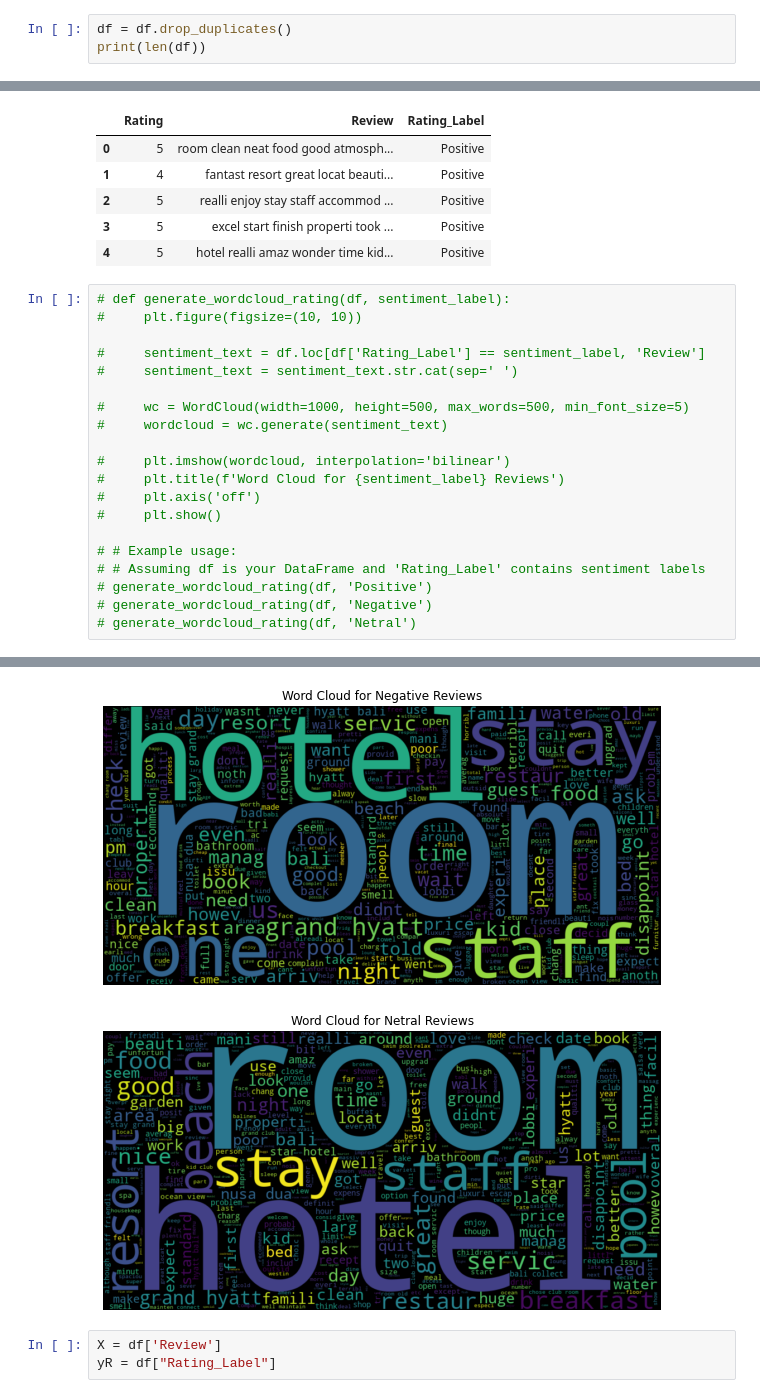
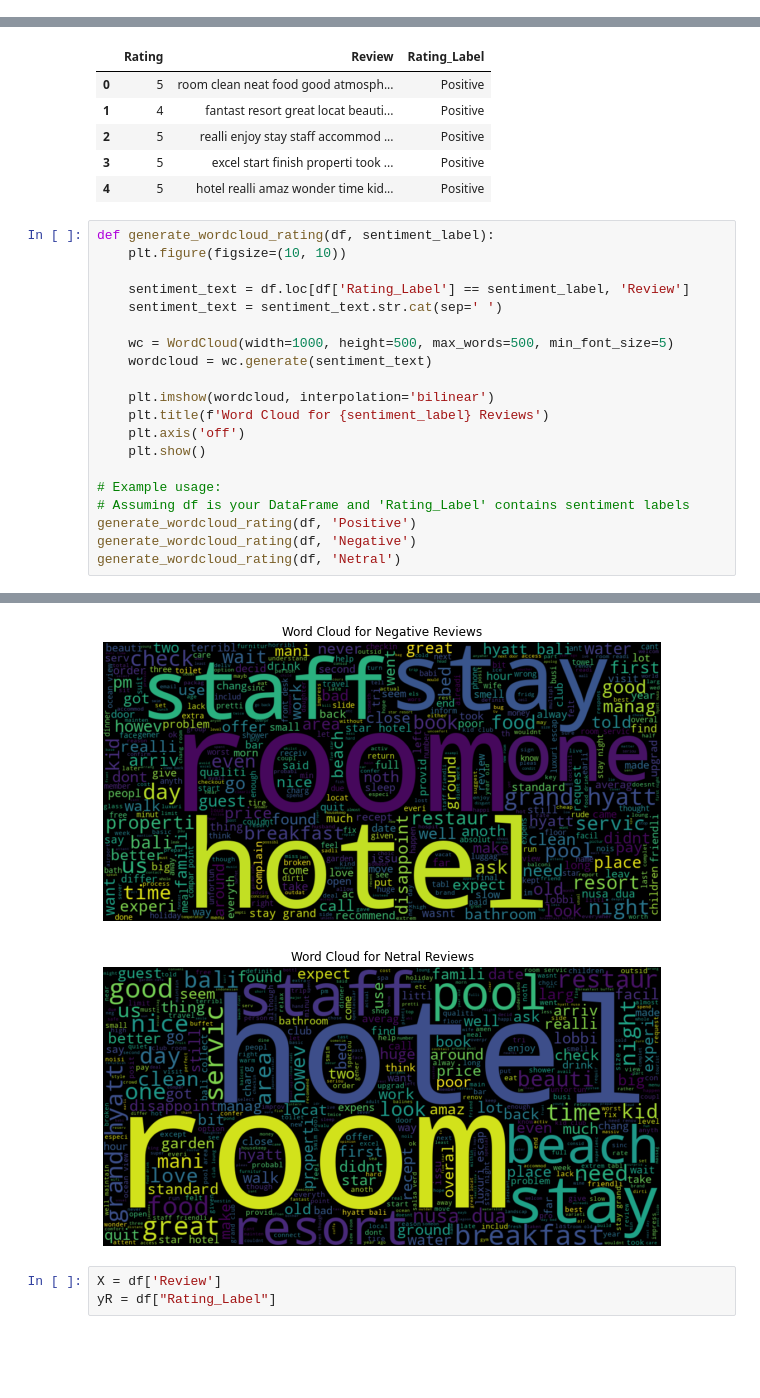
Before and after one commit to mindiputri30/Sentimet-Analisis-Hotel-Review, a Jupyter notebook: sentiment GH Bali.ipynb, the cells around one changed output, grey strips where cells are left out. Drawn from its saved outputs; the diff is of its cells as text; blank space fills up the shorter version.

```diff
--- a/sentiment GH Bali.ipynb
+++ b/sentiment GH Bali.ipynb
@@ -200,6 +200,3 @@ df.head()
 | 2 | 5 | realli enjoy stay staff accommod ... |
 | 3 | 5 | excel start finish properti took ... |
 | 4 | 5 | hotel realli amaz wonder time kid... |
-# %%
-df = df.drop_duplicates()
-print(len(df))
@@ -448,23 +458,23 @@ df[['Rating','Review','Rating_Label']].head()
 | 3 | 5 | excel start finish properti took ... | Positive |
 | 4 | 5 | hotel realli amaz wonder time kid... | Positive |
 # %%
-# def generate_wordcloud_rating(df, sentiment_label):
-#     plt.figure(figsize=(10, 10))
+def generate_wordcloud_rating(df, sentiment_label):
+    plt.figure(figsize=(10, 10))
 
-#     sentiment_text = df.loc[df['Rating_Label'] == sentiment_label, 'Review']
-#     sentiment_text = sentiment_text.str.cat(sep=' ')
+    sentiment_text = df.loc[df['Rating_Label'] == sentiment_label, 'Review']
+    sentiment_text = sentiment_text.str.cat(sep=' ')
 
-#     wc = WordCloud(width=1000, height=500, max_words=500, min_font_size=5)
-#     wordcloud = wc.generate(sentiment_text)
+    wc = WordCloud(width=1000, height=500, max_words=500, min_font_size=5)
+    wordcloud = wc.generate(sentiment_text)
 
-#     plt.imshow(wordcloud, interpolation='bilinear')
-#     plt.title(f'Word Cloud for {sentiment_label} Reviews')
-#     plt.axis('off')
-#     plt.show()
+    plt.imshow(wordcloud, interpolation='bilinear')
+    plt.title(f'Word Cloud for {sentiment_label} Reviews')
+    plt.axis('off')
+    plt.show()
 
-# # Example usage:
-# # Assuming df is your DataFrame and 'Rating_Label' contains sentiment labels
-# generate_wordcloud_rating(df, 'Positive')
-# generate_wordcloud_rating(df, 'Negative')
-# generate_wordcloud_rating(df, 'Netral')
+# Example usage:
+# Assuming df is your DataFrame and 'Rating_Label' contains sentiment labels
+generate_wordcloud_rating(df, 'Positive')
+generate_wordcloud_rating(df, 'Negative')
+generate_wordcloud_rating(df, 'Netral')
 # %% [output]
@@ -472,5 +482,5 @@ df[['Rating','Review','Rating_Label']].head()
-[figure, old version]
+[figure, new version]
-[figure, old version]
+[figure, new version]
 # %%
 X = df['Review']
 yR = df["Rating_Label"]
```
Also changed, not shown: parts of 8 cells of this notebook, 1 other file.
